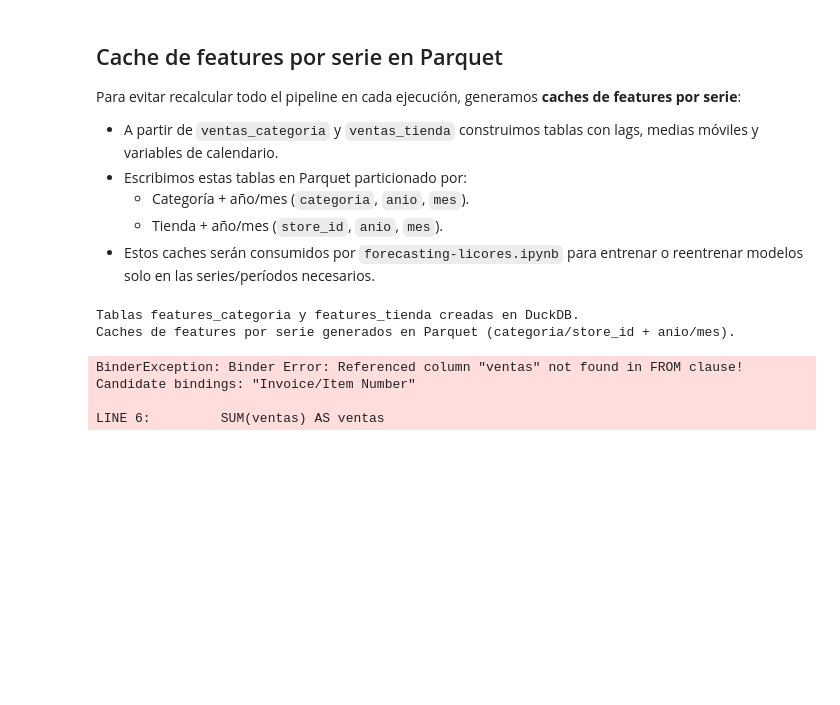
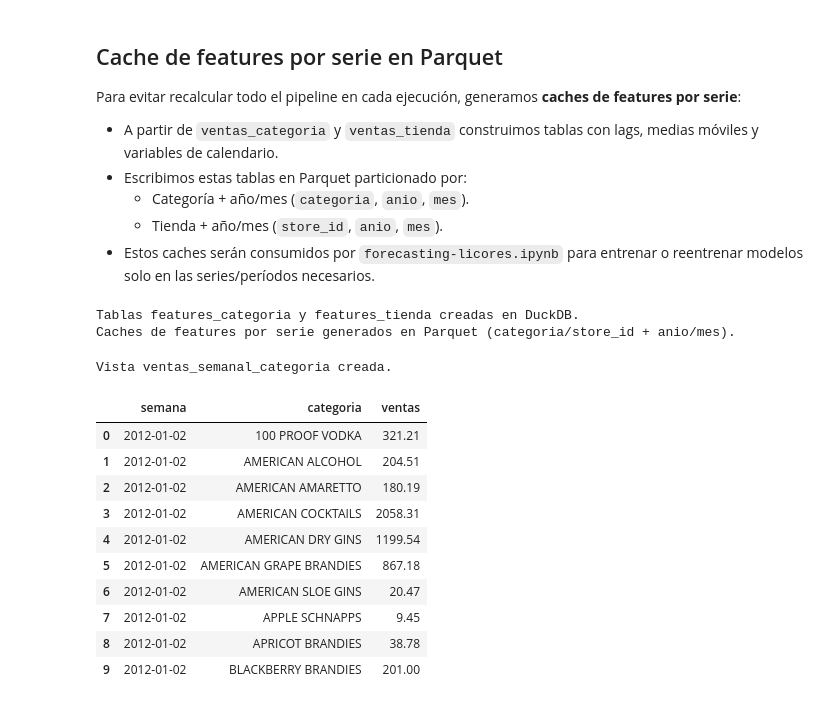
Before and after one commit to agus-chaud/forecasting-demanda-licores, a Jupyter notebook: analisis-calidad.ipynb, the cells around one changed output. Cells and saved outputs as stored; diff of their text form; code cells hidden in the pictures; blank space fills up the shorter version.

```diff
--- a/analisis-calidad.ipynb
+++ b/analisis-calidad.ipynb
@@ -551,23 +577,38 @@ Caches de features por serie generados en Parquet (categoria/store_id + anio/mes
 # %%
 # Vista: ventas semanales POR CATEGORÍA
 # date_trunc('week', fecha) agrupa todas las fechas de una misma semana
 con.execute("""
     CREATE OR REPLACE VIEW ventas_semanal_categoria AS
+    WITH ventas_limpias AS (
+        SELECT
+            date_trunc('week', "Date"::DATE)::DATE AS semana,
+            "Category Name" AS categoria,
+            CAST(REPLACE(REPLACE("Sale (Dollars)", '$', ''), ',', '') AS DOUBLE) AS ventas
+        FROM raw_ventas
+        WHERE "Sale (Dollars)" IS NOT NULL AND TRIM("Sale (Dollars)") != ''
+    )
     SELECT
-        date_trunc('week', "Date"::DATE)::DATE AS semana,
-        "Category Name" AS categoria,
+        semana,
+        categoria,
         SUM(ventas) AS ventas
-    FROM raw_ventas
-    WHERE ventas IS NOT NULL AND ventas >= 0
+    FROM ventas_limpias
     GROUP BY 1, 2
     ORDER BY 1, 2
 """)
 
 print("Vista ventas_semanal_categoria creada.")
 df_cat = con.execute("SELECT * FROM ventas_semanal_categoria LIMIT 10").fetchdf()
 df_cat
 # %% [output]
-BinderException: Binder Error: Referenced column "ventas" not found in FROM clause!
-Candidate bindings: "Invoice/Item Number"
-
-LINE 6:         SUM(ventas) AS ventas
+Vista ventas_semanal_categoria creada.
+|  | semana | categoria | ventas |
+| 0 | 2012-01-02 | 100 PROOF VODKA | 321.21 |
+| 1 | 2012-01-02 | AMERICAN ALCOHOL | 204.51 |
+| 2 | 2012-01-02 | AMERICAN AMARETTO | 180.19 |
+| 3 | 2012-01-02 | AMERICAN COCKTAILS | 2058.31 |
+| 4 | 2012-01-02 | AMERICAN DRY GINS | 1199.54 |
+| 5 | 2012-01-02 | AMERICAN GRAPE BRANDIES | 867.18 |
+| 6 | 2012-01-02 | AMERICAN SLOE GINS | 20.47 |
+| 7 | 2012-01-02 | APPLE SCHNAPPS | 9.45 |
+| 8 | 2012-01-02 | APRICOT BRANDIES | 38.78 |
+| 9 | 2012-01-02 | BLACKBERRY BRANDIES | 201.00 |
```
Also changed, not shown: parts of 4 cells of this notebook.
